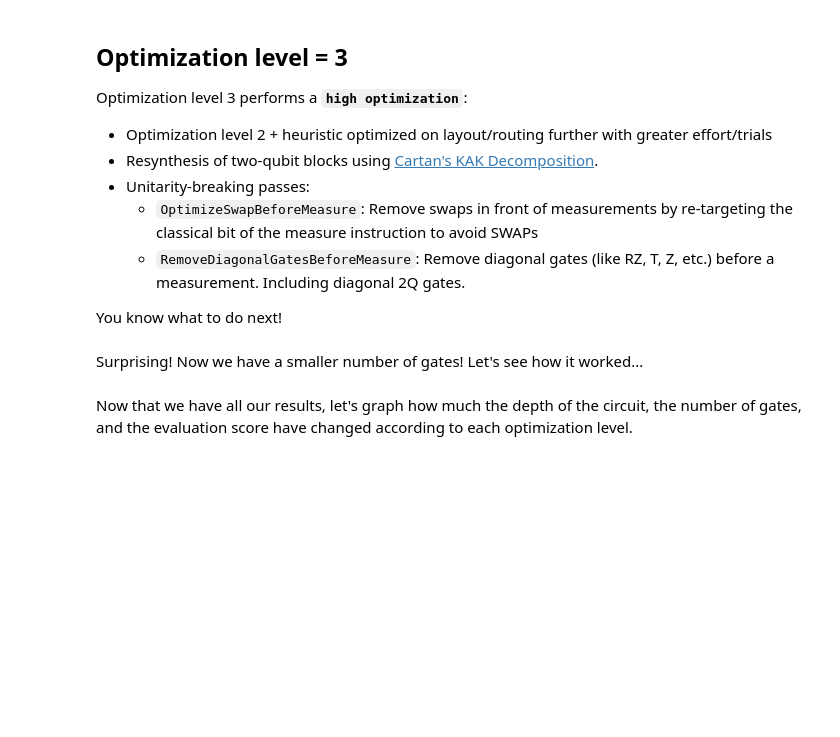
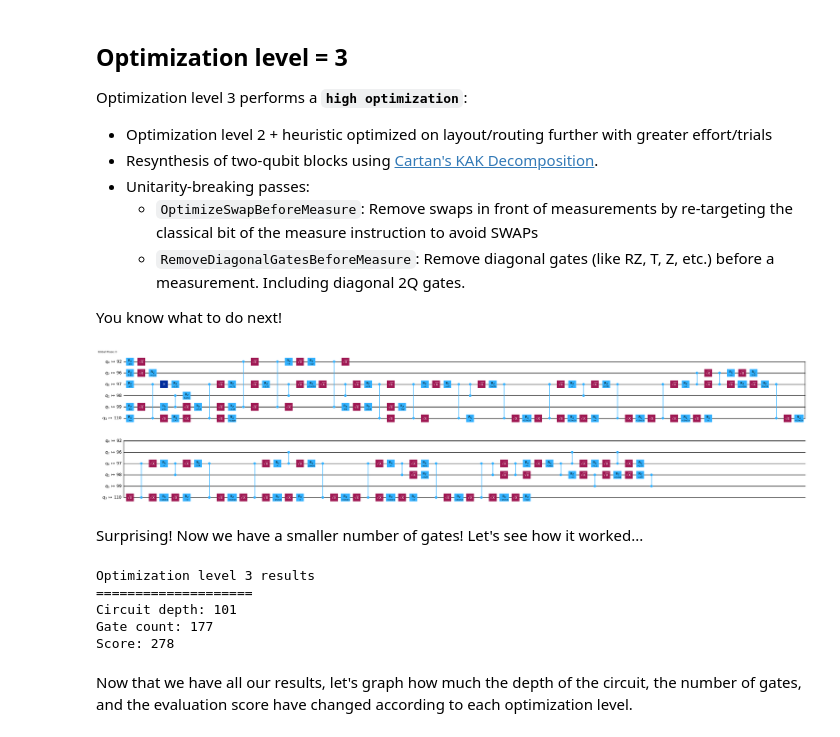
Before and after one commit to beotavalo/ibm-quantum-challenge-2024_BO, a Jupyter notebook: content/lab_2/lab-2.ipynb, the cells around one changed output. Saved outputs shown, nothing was run; the diff lists cells and outputs as text; code cells hidden in the pictures; blank space fills up the shorter version.

```diff
--- a/content/lab_2/lab-2.ipynb
+++ b/content/lab_2/lab-2.ipynb
@@ -468,20 +499,22 @@ Optimization level 3 performs a **`high optimization`**:
 
 You know what to do next!
 # %%
-pm_lv3 =### your code here ###
+pm_lv3 = generate_preset_pass_manager(backend=backend, optimization_level=3, seed_transpiler=seed)### your code here ###
 
-tr_lv3 =### your code here ###
+tr_lv3 = pm_lv3.run(qc)### your code here ###
 
 # uncomment to draw circuit
-#tr_lv3.draw('mpl', idle_wires=False, fold=60)
+tr_lv3.draw('mpl', idle_wires=False, fold=60)
+# %% [output]
+[figure, added]
 # %% [markdown]
 Surprising! Now we have a smaller number of gates! Let's see how it worked...
 # %%
 ### Your code here ###
 
-circuit_depths['opt_lv_3'] =
-gate_counts['opt_lv_3'] =
-scores['opt_lv_3'] =
+circuit_depths['opt_lv_3'] = tr_lv3.depth()
+gate_counts['opt_lv_3'] = tr_lv3.size()
+scores['opt_lv_3'] = tr_lv3.depth() +tr_lv3.size()
 
 ### Don't change code after this line ###
 
@@ -490,6 +523,12 @@ print("====================")
 print("Circuit depth:", circuit_depths['opt_lv_3'])
 print("Gate count:", gate_counts['opt_lv_3'])
 print("Score:", scores['opt_lv_3'])
+# %% [output]
+Optimization level 3 results
+====================
+Circuit depth: 101
+Gate count: 177
+Score: 278
 # %% [markdown]
 Now that we have all our results, let's graph how much the depth of the circuit, the number of gates, and the evaluation score have changed according to each optimization level.
 # %%
```
Also changed, not shown: parts of 40 cells of this notebook.
